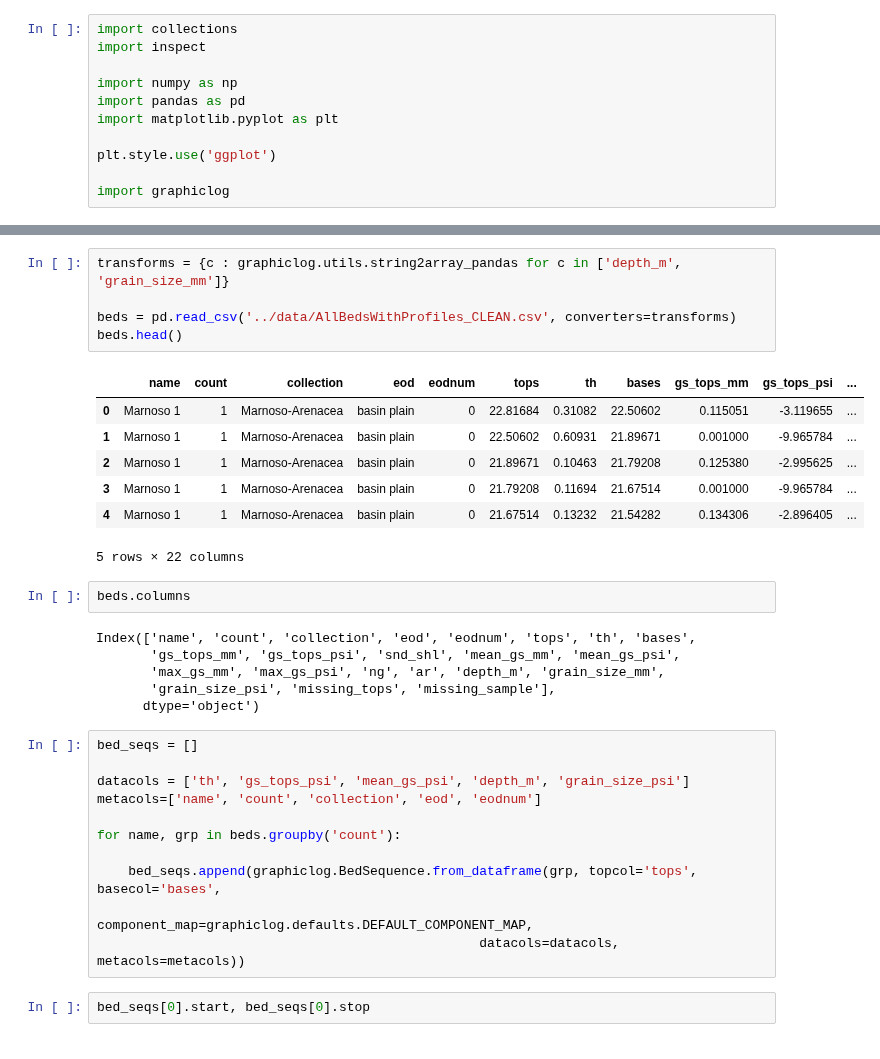
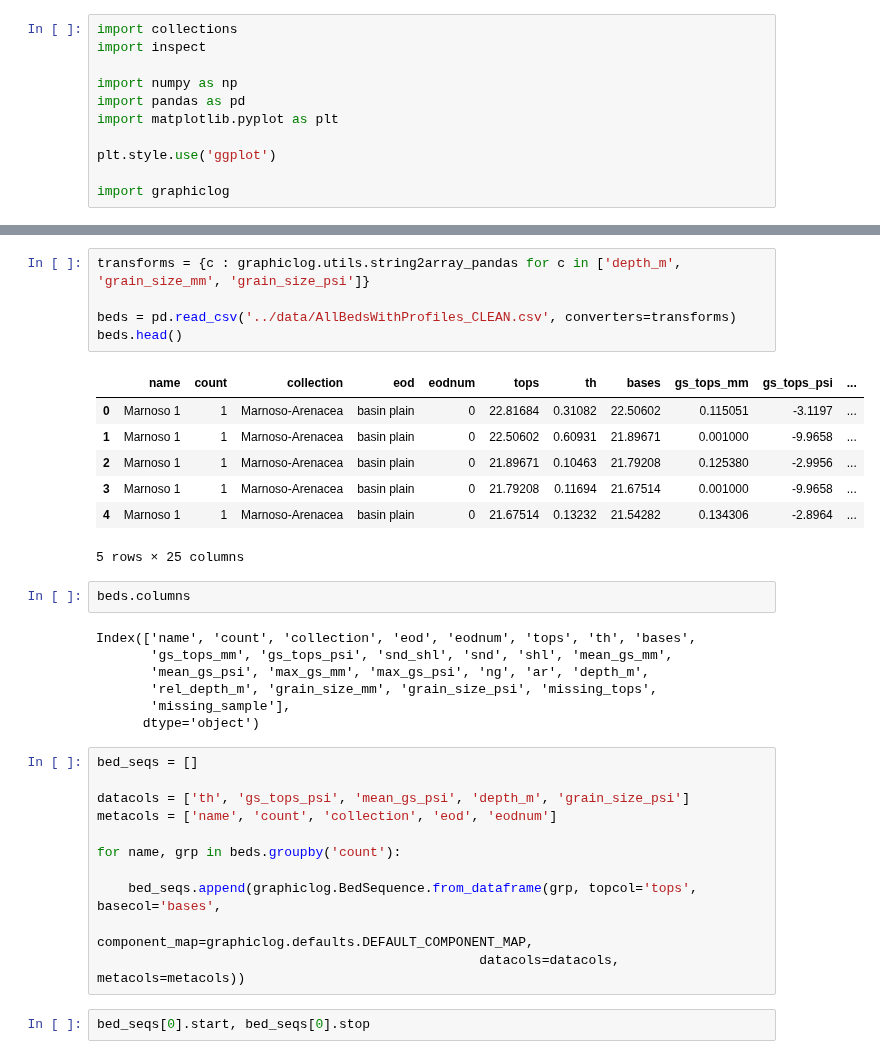
Before and after one commit to rgmyr/litholog, a Jupyter notebook: notebooks/test_sequence_construction.ipynb, the cells around one changed output, grey strips where cells are left out. Cells and saved outputs as stored; diff of their text form.

```diff
--- a/notebooks/test_sequence_construction.ipynb
+++ b/notebooks/test_sequence_construction.ipynb
@@ -39,29 +37,30 @@ graphiclog.defaults.litholegend.plot()
 # %%
-transforms = {c : graphiclog.utils.string2array_pandas for c in ['depth_m', 'grain_size_mm']}
+transforms = {c : graphiclog.utils.string2array_pandas for c in ['depth_m', 'grain_size_mm', 'grain_size_psi']}
 
 beds = pd.read_csv('../data/AllBedsWithProfiles_CLEAN.csv', converters=transforms)
 beds.head()
 # %% [output]
 |  | name | count | collection | eod | eodnum | tops | th | bases | gs_tops_mm | gs_tops_psi | ... |
-| 0 | Marnoso 1 | 1 | Marnoso-Arenacea | basin plain | 0 | 22.81684 | 0.31082 | 22.50602 | 0.115051 | -3.119655 | ... |
-| 1 | Marnoso 1 | 1 | Marnoso-Arenacea | basin plain | 0 | 22.50602 | 0.60931 | 21.89671 | 0.001000 | -9.965784 | ... |
-| 2 | Marnoso 1 | 1 | Marnoso-Arenacea | basin plain | 0 | 21.89671 | 0.10463 | 21.79208 | 0.125380 | -2.995625 | ... |
-| 3 | Marnoso 1 | 1 | Marnoso-Arenacea | basin plain | 0 | 21.79208 | 0.11694 | 21.67514 | 0.001000 | -9.965784 | ... |
-| 4 | Marnoso 1 | 1 | Marnoso-Arenacea | basin plain | 0 | 21.67514 | 0.13232 | 21.54282 | 0.134306 | -2.896405 | ... |
+| 0 | Marnoso 1 | 1 | Marnoso-Arenacea | basin plain | 0 | 22.81684 | 0.31082 | 22.50602 | 0.115051 | -3.1197 | ... |
+| 1 | Marnoso 1 | 1 | Marnoso-Arenacea | basin plain | 0 | 22.50602 | 0.60931 | 21.89671 | 0.001000 | -9.9658 | ... |
+| 2 | Marnoso 1 | 1 | Marnoso-Arenacea | basin plain | 0 | 21.89671 | 0.10463 | 21.79208 | 0.125380 | -2.9956 | ... |
+| 3 | Marnoso 1 | 1 | Marnoso-Arenacea | basin plain | 0 | 21.79208 | 0.11694 | 21.67514 | 0.001000 | -9.9658 | ... |
+| 4 | Marnoso 1 | 1 | Marnoso-Arenacea | basin plain | 0 | 21.67514 | 0.13232 | 21.54282 | 0.134306 | -2.8964 | ... |
-5 rows × 22 columns
+5 rows × 25 columns
 # %%
 beds.columns
 # %% [output]
 Index(['name', 'count', 'collection', 'eod', 'eodnum', 'tops', 'th', 'bases',
-       'gs_tops_mm', 'gs_tops_psi', 'snd_shl', 'mean_gs_mm', 'mean_gs_psi',
-       'max_gs_mm', 'max_gs_psi', 'ng', 'ar', 'depth_m', 'grain_size_mm',
-       'grain_size_psi', 'missing_tops', 'missing_sample'],
+       'gs_tops_mm', 'gs_tops_psi', 'snd_shl', 'snd', 'shl', 'mean_gs_mm',
+       'mean_gs_psi', 'max_gs_mm', 'max_gs_psi', 'ng', 'ar', 'depth_m',
+       'rel_depth_m', 'grain_size_mm', 'grain_size_psi', 'missing_tops',
+       'missing_sample'],
       dtype='object')
 # %%
 bed_seqs = []
 
 datacols = ['th', 'gs_tops_psi', 'mean_gs_psi', 'depth_m', 'grain_size_psi']
-metacols=['name', 'count', 'collection', 'eod', 'eodnum']
+metacols = ['name', 'count', 'collection', 'eod', 'eodnum']
 
 for name, grp in beds.groupby('count'):
 
```
Also changed, not shown: parts of 13 cells of this notebook, 2 other files.
